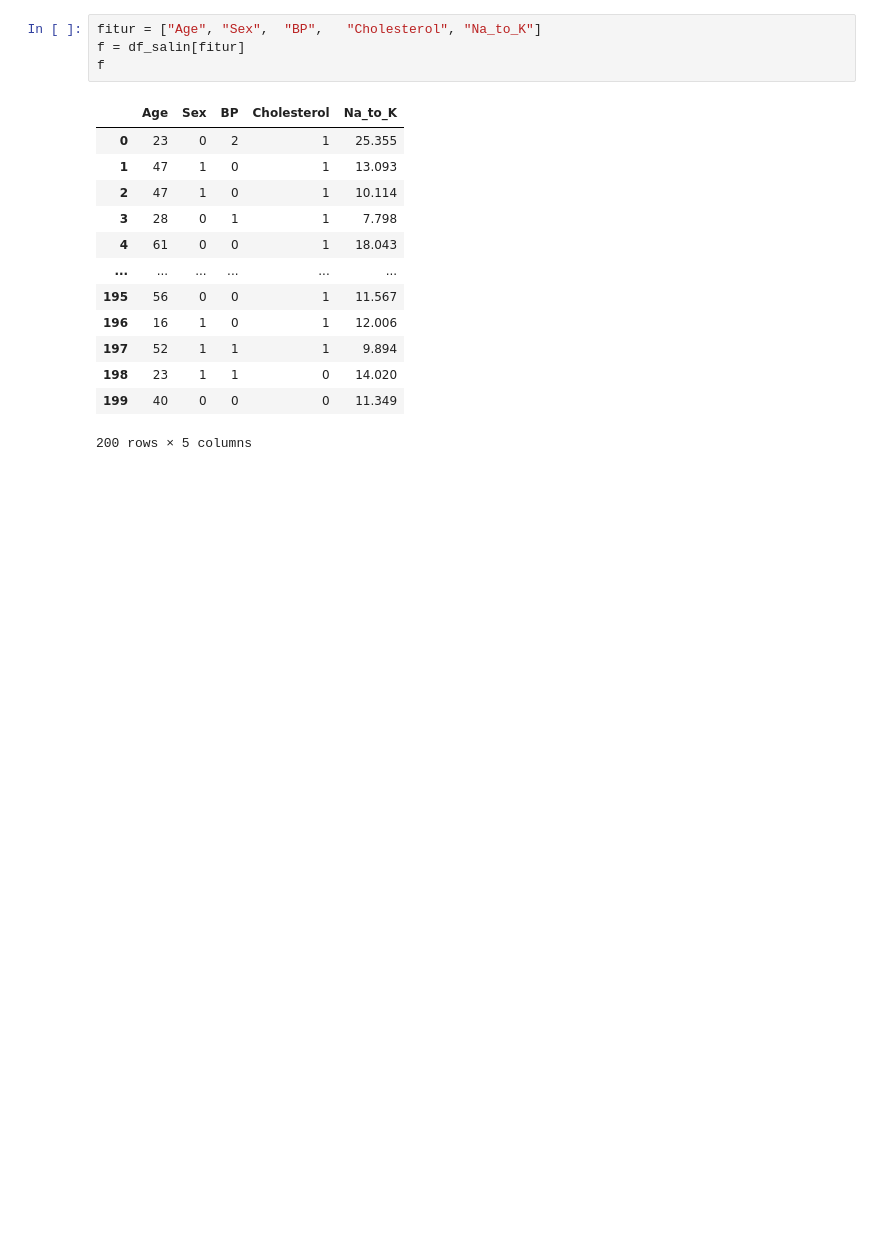
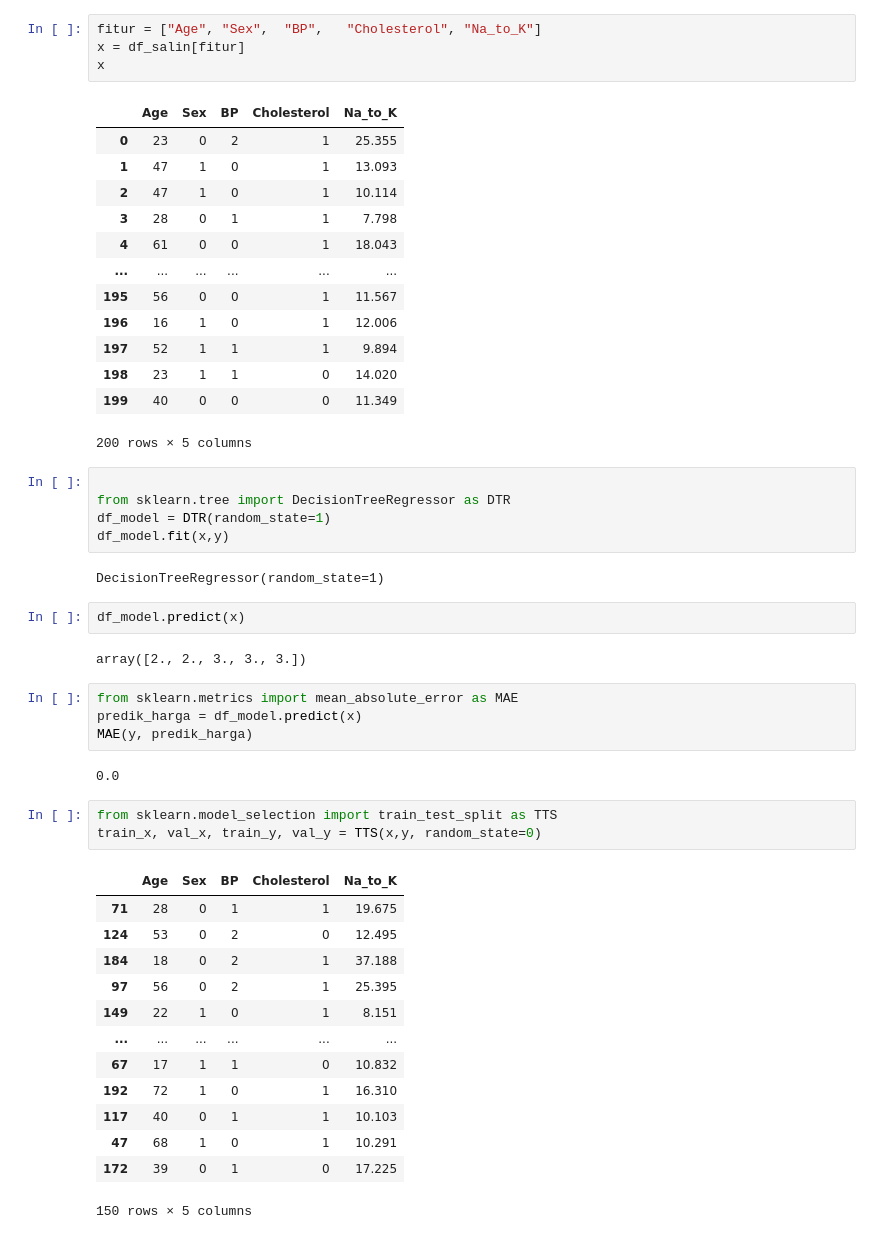
Before and after one commit to IrfanMuhammad404/belajar, a Jupyter notebook: belajar2.ipynb, the cells around one changed output. Drawn from its saved outputs; the diff is of its cells as text; blank space fills up the shorter version.

Commit message:
projek model decision tree

```diff
--- a/belajar2.ipynb
+++ b/belajar2.ipynb
@@ -128,8 +131,8 @@ y
 dtype: int64
 # %%
 fitur = ["Age",	"Sex",	"BP",	"Cholesterol", "Na_to_K"]
-f = df_salin[fitur]
-f
+x = df_salin[fitur]
+x
 # %% [output]
 |  | Age | Sex | BP | Cholesterol | Na_to_K |
 | 0 | 23 | 0 | 2 | 1 | 25.355 |
@@ -144,3 +147,37 @@ f
 | 198 | 23 | 1 | 1 | 0 | 14.020 |
 | 199 | 40 | 0 | 0 | 0 | 11.349 |
 200 rows × 5 columns
+# %%
+
+from sklearn.tree import DecisionTreeRegressor as DTR
+df_model = DTR(random_state=1)
+df_model.fit(x,y)
+# %% [output]
+DecisionTreeRegressor(random_state=1)
+# %%
+df_model.predict(x)
+# %% [output]
+array([2., 2., 3., 3., 3.])
+# %%
+from sklearn.metrics import mean_absolute_error as MAE
+predik_harga = df_model.predict(x)
+MAE(y, predik_harga)
+# %% [output]
+0.0
+# %%
+from sklearn.model_selection import train_test_split as TTS
+train_x, val_x, train_y, val_y = TTS(x,y, random_state=0)
+# %% [output]
+|  | Age | Sex | BP | Cholesterol | Na_to_K |
+| 71 | 28 | 0 | 1 | 1 | 19.675 |
+| 124 | 53 | 0 | 2 | 0 | 12.495 |
+| 184 | 18 | 0 | 2 | 1 | 37.188 |
+| 97 | 56 | 0 | 2 | 1 | 25.395 |
+| 149 | 22 | 1 | 0 | 1 | 8.151 |
+| ... | ... | ... | ... | ... | ... |
+| 67 | 17 | 1 | 1 | 0 | 10.832 |
+| 192 | 72 | 1 | 0 | 1 | 16.310 |
+| 117 | 40 | 0 | 1 | 1 | 10.103 |
+| 47 | 68 | 1 | 0 | 1 | 10.291 |
+| 172 | 39 | 0 | 1 | 0 | 17.225 |
+150 rows × 5 columns
```
Also changed, not shown: parts of 3 cells of this notebook.
